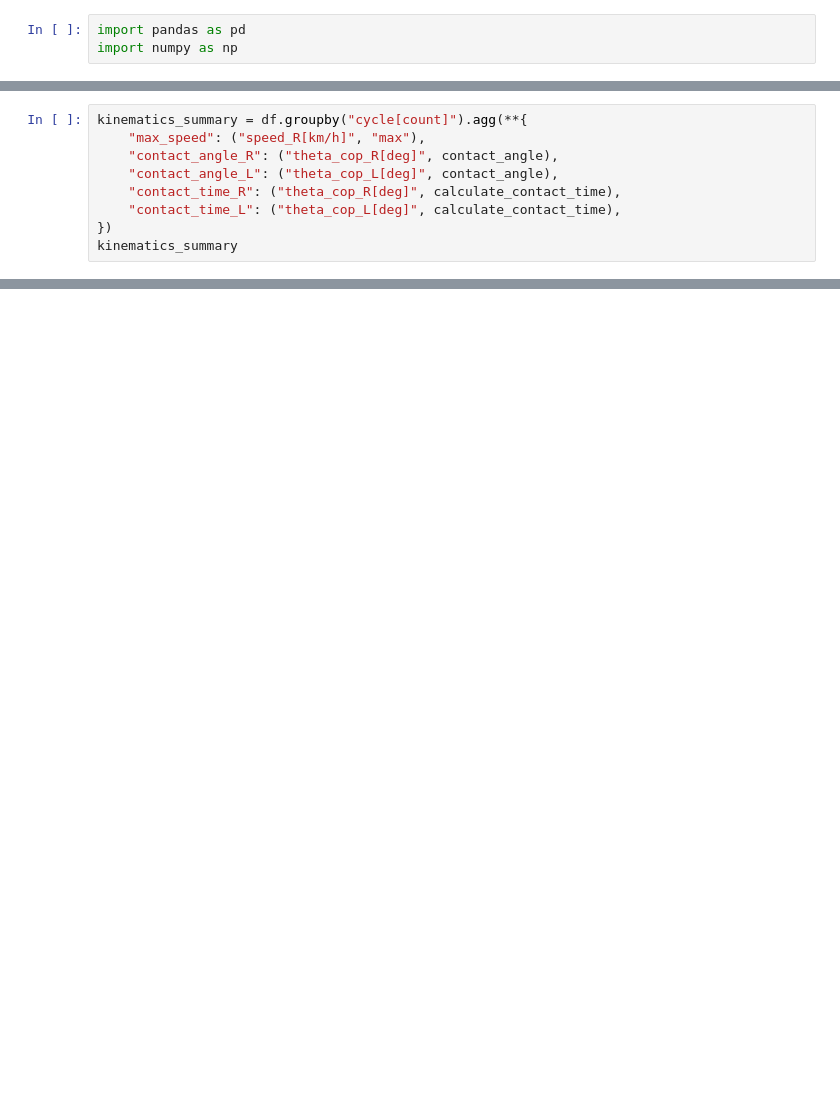
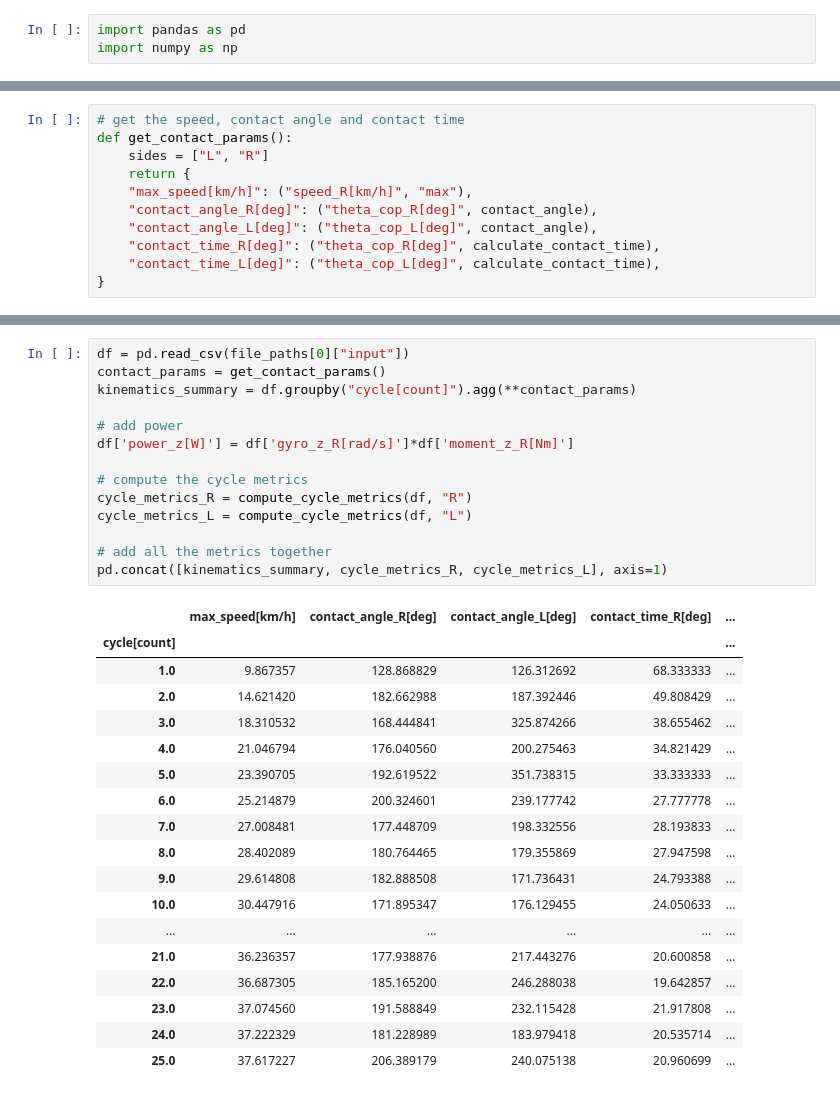
Before and after one commit to cheese-cat-coder/glove_types, a Jupyter notebook: notebooks/kinetics_trial_run.ipynb, the cells around one changed output, grey strips where cells are left out. Saved outputs shown, nothing was run; the diff lists cells and outputs as text; blank space fills up the shorter version.

Commit message:
current work - broken on cycle finding

```diff
--- a/notebooks/kinetics_trial_run.ipynb
+++ b/notebooks/kinetics_trial_run.ipynb
@@ -139,9 +97,11 @@ df['total_force_L[N]'] =  np.sqrt(
 # %%
-kinematics_summary = df.groupby("cycle[count]").agg(**{
-    "max_speed": ("speed_R[km/h]", "max"),
-    "contact_angle_R": ("theta_cop_R[deg]", contact_angle),
-    "contact_angle_L": ("theta_cop_L[deg]", contact_angle),
-    "contact_time_R": ("theta_cop_R[deg]", calculate_contact_time),
-    "contact_time_L": ("theta_cop_L[deg]", calculate_contact_time),
-})
-kinematics_summary
+# get the speed, contact angle and contact time
+def get_contact_params():
+    sides = ["L", "R"]
+    return {
+    "max_speed[km/h]": ("speed_R[km/h]", "max"),
+    "contact_angle_R[deg]": ("theta_cop_R[deg]", contact_angle),
+    "contact_angle_L[deg]": ("theta_cop_L[deg]", contact_angle),
+    "contact_time_R[deg]": ("theta_cop_R[deg]", calculate_contact_time),
+    "contact_time_L[deg]": ("theta_cop_L[deg]", calculate_contact_time),
+}
@@ -239,3 +178,36 @@ compute_cycle_metrics(df, "R")
 | 23.0 | 65.787554 | 19.409968 | 173.386263 | 148.367129 | ... |
 | 24.0 | 65.331784 | 19.451384 | 173.556930 | NaN | ... |
 | 25.0 | 66.382844 | 24.555877 | 173.665750 | 221.903890 | ... |
+# %%
+df = pd.read_csv(file_paths[0]["input"])
+contact_params = get_contact_params()
+kinematics_summary = df.groupby("cycle[count]").agg(**contact_params)
+
+# add power
+df['power_z[W]'] = df['gyro_z_R[rad/s]']*df['moment_z_R[Nm]']
+
+# compute the cycle metrics
+cycle_metrics_R = compute_cycle_metrics(df, "R")
+cycle_metrics_L = compute_cycle_metrics(df, "L")
+
+# add all the metrics together
+pd.concat([kinematics_summary, cycle_metrics_R, cycle_metrics_L], axis=1)
+# %% [output]
+|  | max_speed[km/h] | contact_angle_R[deg] | contact_angle_L[deg] | contact_time_R[deg] | ... |
+| cycle[count] |  |  |  |  | ... |
+| 1.0 | 9.867357 | 128.868829 | 126.312692 | 68.333333 | ... |
+| 2.0 | 14.621420 | 182.662988 | 187.392446 | 49.808429 | ... |
+| 3.0 | 18.310532 | 168.444841 | 325.874266 | 38.655462 | ... |
+| 4.0 | 21.046794 | 176.040560 | 200.275463 | 34.821429 | ... |
+| 5.0 | 23.390705 | 192.619522 | 351.738315 | 33.333333 | ... |
+| 6.0 | 25.214879 | 200.324601 | 239.177742 | 27.777778 | ... |
+| 7.0 | 27.008481 | 177.448709 | 198.332556 | 28.193833 | ... |
+| 8.0 | 28.402089 | 180.764465 | 179.355869 | 27.947598 | ... |
+| 9.0 | 29.614808 | 182.888508 | 171.736431 | 24.793388 | ... |
+| 10.0 | 30.447916 | 171.895347 | 176.129455 | 24.050633 | ... |
+| ... | ... | ... | ... | ... | ... |
+| 21.0 | 36.236357 | 177.938876 | 217.443276 | 20.600858 | ... |
+| 22.0 | 36.687305 | 185.165200 | 246.288038 | 19.642857 | ... |
+| 23.0 | 37.074560 | 191.588849 | 232.115428 | 21.917808 | ... |
+| 24.0 | 37.222329 | 181.228989 | 183.979418 | 20.535714 | ... |
+| 25.0 | 37.617227 | 206.389179 | 240.075138 | 20.960699 | ... |
```
Also changed, not shown: parts of 11 cells of this notebook, 11 other files.
